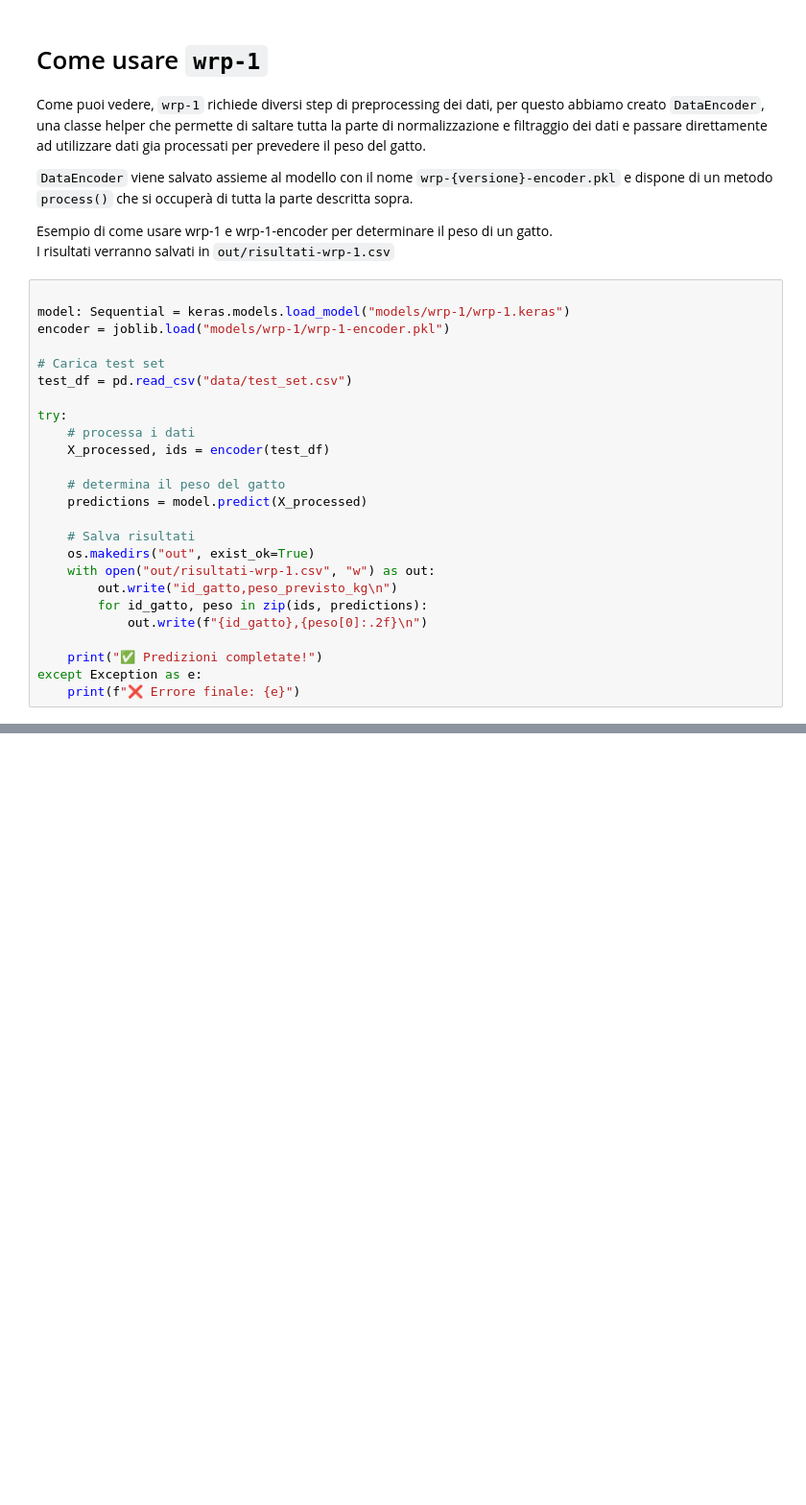
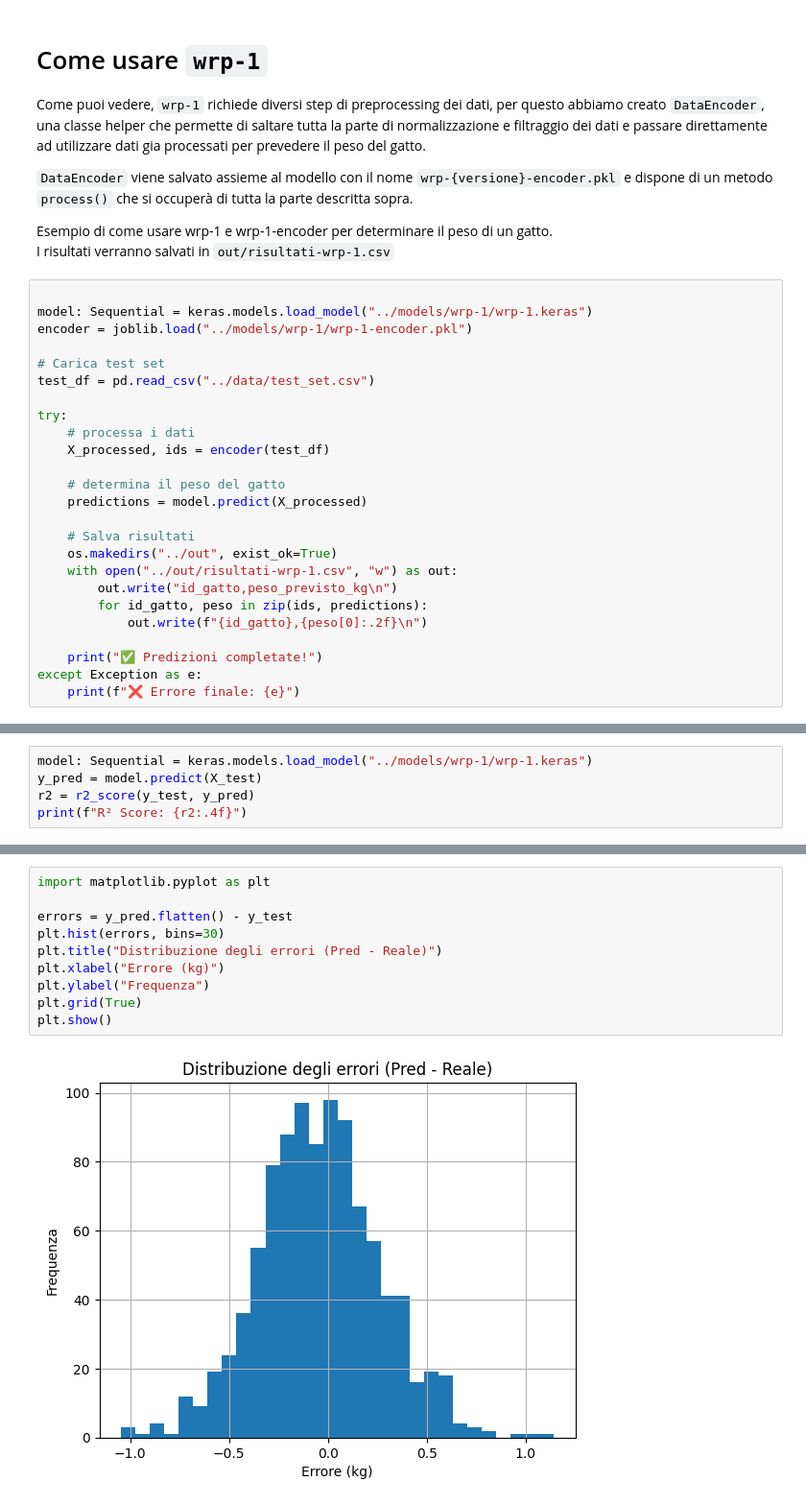
Before and after one commit to roysmanfo/wrp, a Jupyter notebook: notebooks/wrp-1.ipynb, the cells around one changed output, grey strips where cells are left out. Shown: that part at 96% size. Cells and saved outputs as stored; diff of their text form; blank space fills up the shorter version.

```diff
--- a/notebooks/wrp-1.ipynb
+++ b/notebooks/wrp-1.ipynb
@@ -390,11 +389,11 @@ Esempio di come usare wrp-1 e wrp-1-encoder per determinare il peso di un gatto.
 I risultati verranno salvati in `out/risultati-wrp-1.csv`
 # %%
 
-model: Sequential = keras.models.load_model("models/wrp-1/wrp-1.keras")
-encoder = joblib.load("models/wrp-1/wrp-1-encoder.pkl")
+model: Sequential = keras.models.load_model("../models/wrp-1/wrp-1.keras")
+encoder = joblib.load("../models/wrp-1/wrp-1-encoder.pkl")
 
 # Carica test set
-test_df = pd.read_csv("data/test_set.csv")
+test_df = pd.read_csv("../data/test_set.csv")
 
 try:
     # processa i dati
@@ -404,8 +403,8 @@ try:
     predictions = model.predict(X_processed)
 
     # Salva risultati
-    os.makedirs("out", exist_ok=True)
-    with open("out/risultati-wrp-1.csv", "w") as out:
+    os.makedirs("../out", exist_ok=True)
+    with open("../out/risultati-wrp-1.csv", "w") as out:
         out.write("id_gatto,peso_previsto_kg\n")
         for id_gatto, peso in zip(ids, predictions):
             out.write(f"{id_gatto},{peso[0]:.2f}\n")
@@ -431,0 +440,5 @@ Preprocessor e info salvati correttamente!
+# %%
+model: Sequential = keras.models.load_model("../models/wrp-1/wrp-1.keras")
+y_pred = model.predict(X_test)
+r2 = r2_score(y_test, y_pred)
+print(f"R² Score: {r2:.4f}")
@@ -431,0 +451,12 @@ Preprocessor e info salvati correttamente!
+# %%
+import matplotlib.pyplot as plt
+
+errors = y_pred.flatten() - y_test
+plt.hist(errors, bins=30)
+plt.title("Distribuzione degli errori (Pred - Reale)")
+plt.xlabel("Errore (kg)")
+plt.ylabel("Frequenza")
+plt.grid(True)
+plt.show()
+# %% [output]
+[figure, added]
```
Also changed, not shown: parts of 10 cells of this notebook, 10 other files.
